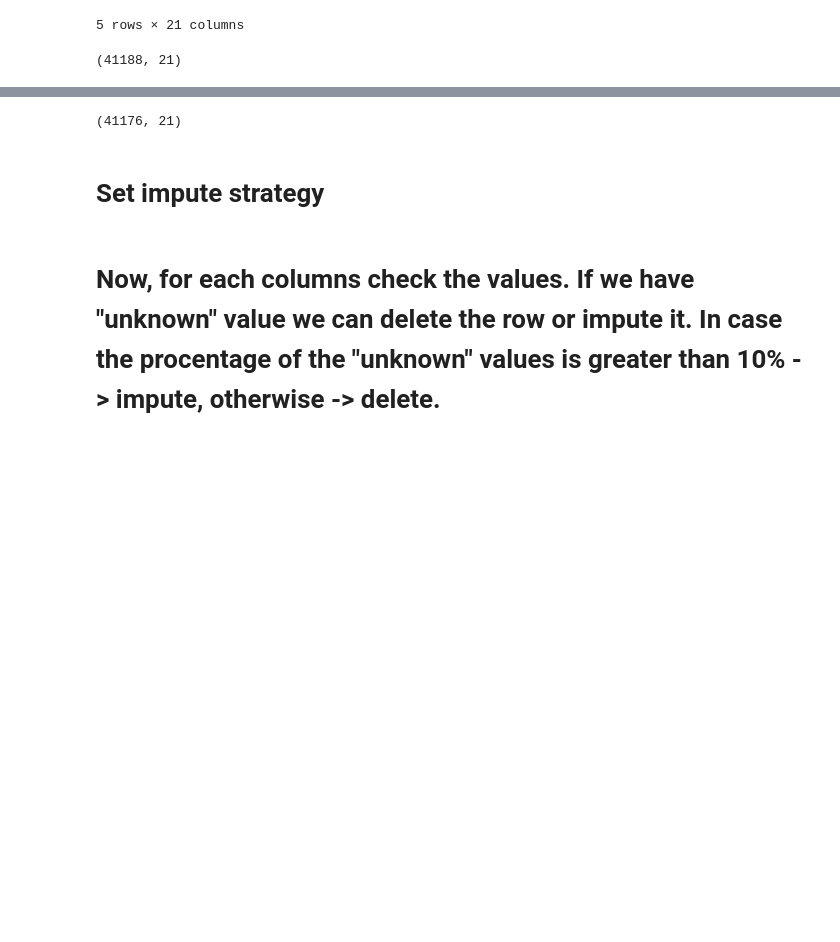
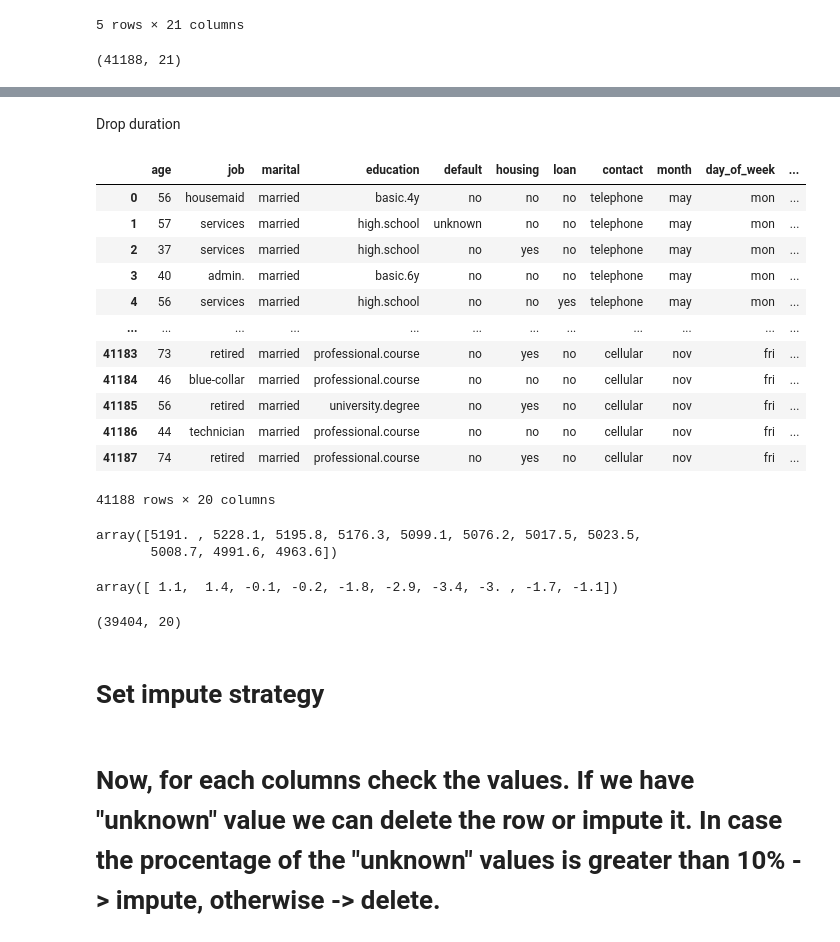
Before and after one commit to yosipa/demo_project, a Jupyter notebook: notebooks/cleaning.ipynb, the cells around one changed output, grey strips where cells are left out. Cells and saved outputs as stored; diff of their text form; code cells hidden in the pictures; blank space fills up the shorter version.

```diff
--- a/notebooks/cleaning.ipynb
+++ b/notebooks/cleaning.ipynb
@@ -20,8 +30,36 @@ df.shape
+# %% [markdown]
+Drop duration
+# %%
+df = df.drop("duration", axis=1)
+df
+# %% [output]
+|  | age | job | marital | education | default | housing | loan | contact | month | day_of_week | ... |
+| 0 | 56 | housemaid | married | basic.4y | no | no | no | telephone | may | mon | ... |
+| 1 | 57 | services | married | high.school | unknown | no | no | telephone | may | mon | ... |
+| 2 | 37 | services | married | high.school | no | yes | no | telephone | may | mon | ... |
+| 3 | 40 | admin. | married | basic.6y | no | no | no | telephone | may | mon | ... |
+| 4 | 56 | services | married | high.school | no | no | yes | telephone | may | mon | ... |
+| ... | ... | ... | ... | ... | ... | ... | ... | ... | ... | ... | ... |
+| 41183 | 73 | retired | married | professional.course | no | yes | no | cellular | nov | fri | ... |
+| 41184 | 46 | blue-collar | married | professional.course | no | no | no | cellular | nov | fri | ... |
+| 41185 | 56 | retired | married | university.degree | no | yes | no | cellular | nov | fri | ... |
+| 41186 | 44 | technician | married | professional.course | no | no | no | cellular | nov | fri | ... |
+| 41187 | 74 | retired | married | professional.course | no | yes | no | cellular | nov | fri | ... |
+41188 rows × 20 columns
+# %%
+df.nr_employed.unique()
+# %% [output]
+array([5191. , 5228.1, 5195.8, 5176.3, 5099.1, 5076.2, 5017.5, 5023.5,
+       5008.7, 4991.6, 4963.6])
+# %%
+df.emp_var_rate.unique()
+# %% [output]
+array([ 1.1,  1.4, -0.1, -0.2, -1.8, -2.9, -3.4, -3. , -1.7, -1.1])
 # %%
 df = df.drop_duplicates()
 df.shape
 # %% [output]
-(41176, 21)
+(39404, 20)
 # %%
 df = df.dropna()
 # %% [markdown]
```
Also changed, not shown: parts of 39 cells of this notebook, 1 other file.
